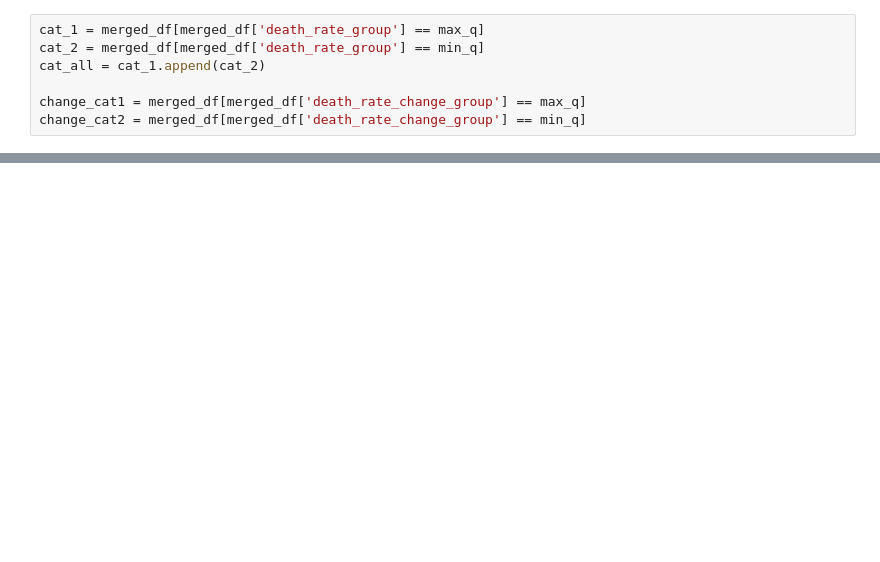
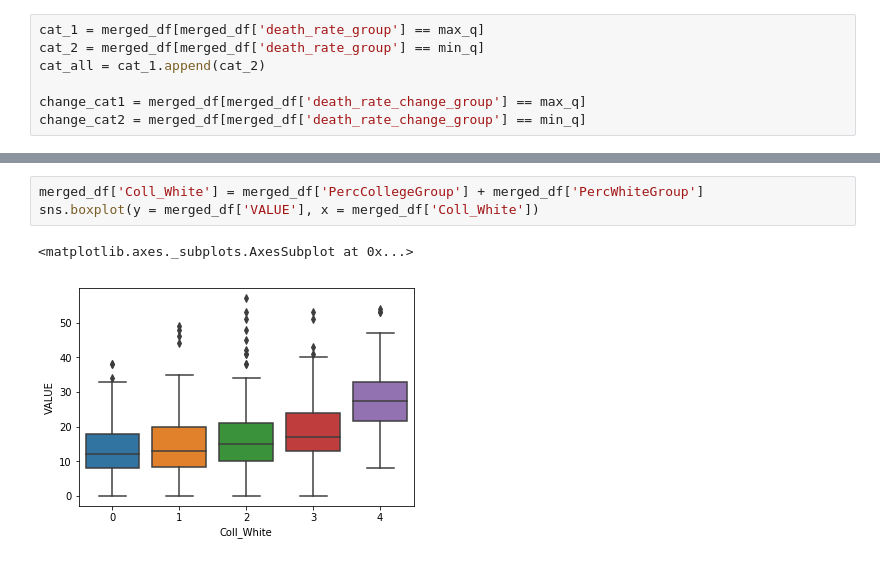
Before and after one commit to GregPoppe/opioid_project, a Jupyter notebook: charts.ipynb, the cells around one changed output, grey strips where cells are left out. Drawn from its saved outputs; the diff is of its cells as text; blank space fills up the shorter version.

```diff
--- a/charts.ipynb
+++ b/charts.ipynb
@@ -236,0 +224,6 @@ plt.savefig("../uwi/Charts/Education_Age_Change.png")
+# %%
+merged_df['Coll_White'] = merged_df['PercCollegeGroup'] + merged_df['PercWhiteGroup']
+sns.boxplot(y = merged_df['VALUE'], x = merged_df['Coll_White'])
+# %% [output]
+<matplotlib.axes._subplots.AxesSubplot at 0x...>
+[figure, added]
```
Also changed, not shown: parts of 19 cells of this notebook, 9 other files.
